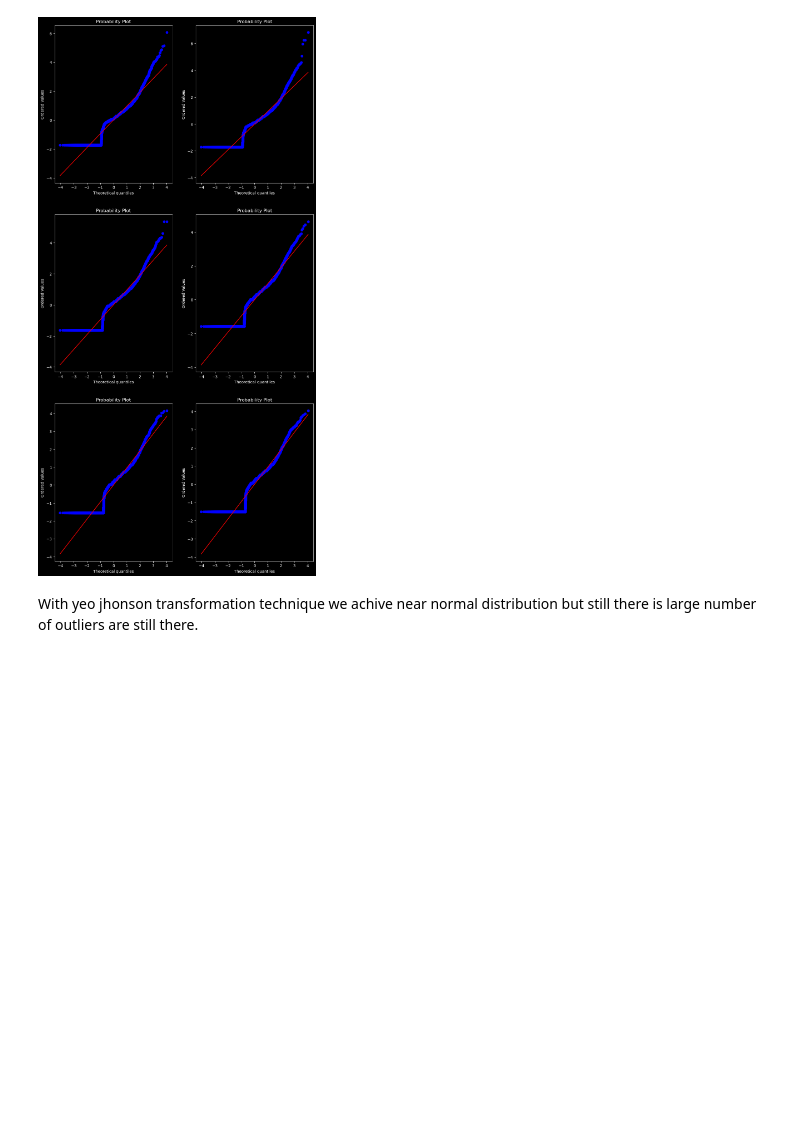
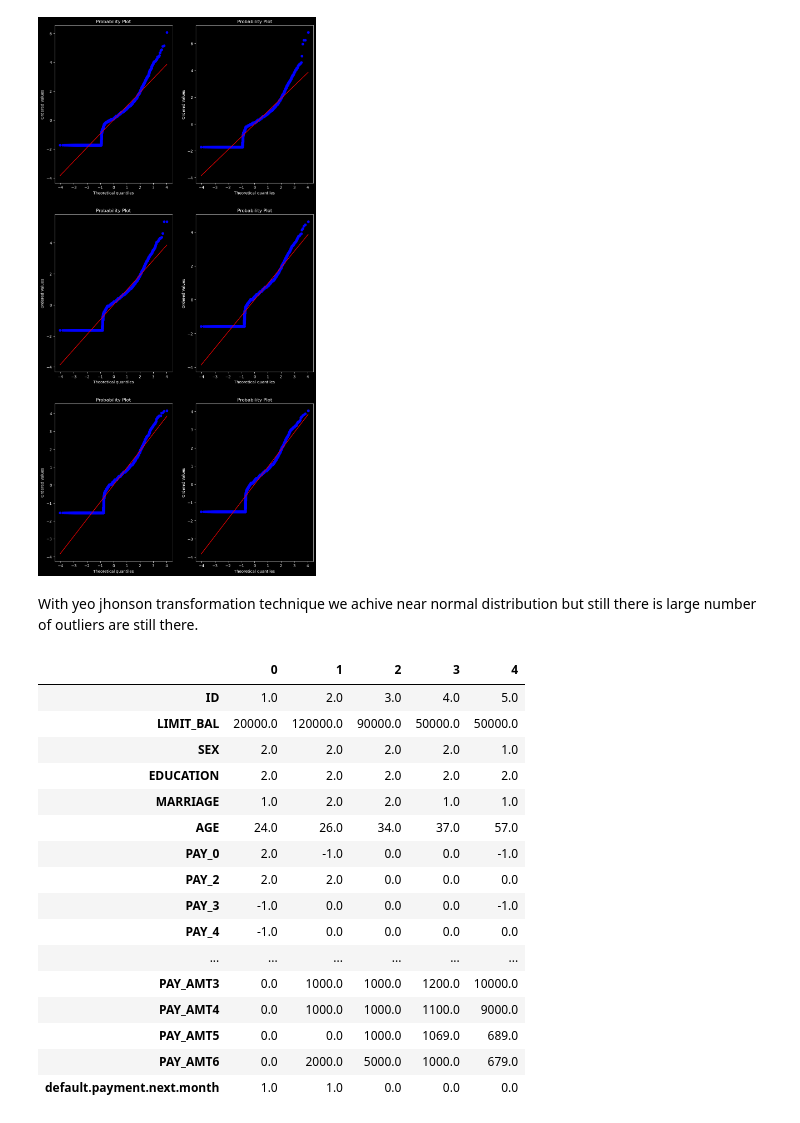
Before and after one commit to Akashrajmani19/Credit_Card_Default_Prediction_and_Model_Deployment_Project, a Jupyter notebook: notebooks/EDA_Data_Preprocessing.ipynb, the cells around one changed output. Saved outputs shown, nothing was run; the diff lists cells and outputs as text; code cells hidden in the pictures; blank space fills up the shorter version.

```diff
--- a/notebooks/EDA_Data_Preprocessing.ipynb
+++ b/notebooks/EDA_Data_Preprocessing.ipynb
@@ -537,3 +537,23 @@ st.probplot(PAY_trans['PAY_AMT6'],plot=axes[2, 1],dist='norm')
 [figure]
 # %% [markdown]
 With yeo jhonson transformation technique we achive near normal distribution but still there is large number of outliers are still there.
+# %%
+data.head().T
+# %% [output]
+|  | 0 | 1 | 2 | 3 | 4 |
+| ID | 1.0 | 2.0 | 3.0 | 4.0 | 5.0 |
+| LIMIT_BAL | 20000.0 | 120000.0 | 90000.0 | 50000.0 | 50000.0 |
+| SEX | 2.0 | 2.0 | 2.0 | 2.0 | 1.0 |
+| EDUCATION | 2.0 | 2.0 | 2.0 | 2.0 | 2.0 |
+| MARRIAGE | 1.0 | 2.0 | 2.0 | 1.0 | 1.0 |
+| AGE | 24.0 | 26.0 | 34.0 | 37.0 | 57.0 |
+| PAY_0 | 2.0 | -1.0 | 0.0 | 0.0 | -1.0 |
+| PAY_2 | 2.0 | 2.0 | 0.0 | 0.0 | 0.0 |
+| PAY_3 | -1.0 | 0.0 | 0.0 | 0.0 | -1.0 |
+| PAY_4 | -1.0 | 0.0 | 0.0 | 0.0 | 0.0 |
+| ... | ... | ... | ... | ... | ... |
+| PAY_AMT3 | 0.0 | 1000.0 | 1000.0 | 1200.0 | 10000.0 |
+| PAY_AMT4 | 0.0 | 1000.0 | 1000.0 | 1100.0 | 9000.0 |
+| PAY_AMT5 | 0.0 | 0.0 | 1000.0 | 1069.0 | 689.0 |
+| PAY_AMT6 | 0.0 | 2000.0 | 5000.0 | 1000.0 | 679.0 |
+| default.payment.next.month | 1.0 | 1.0 | 0.0 | 0.0 | 0.0 |
```
Also changed, not shown: parts of 12 cells of this notebook, 2 other files.
